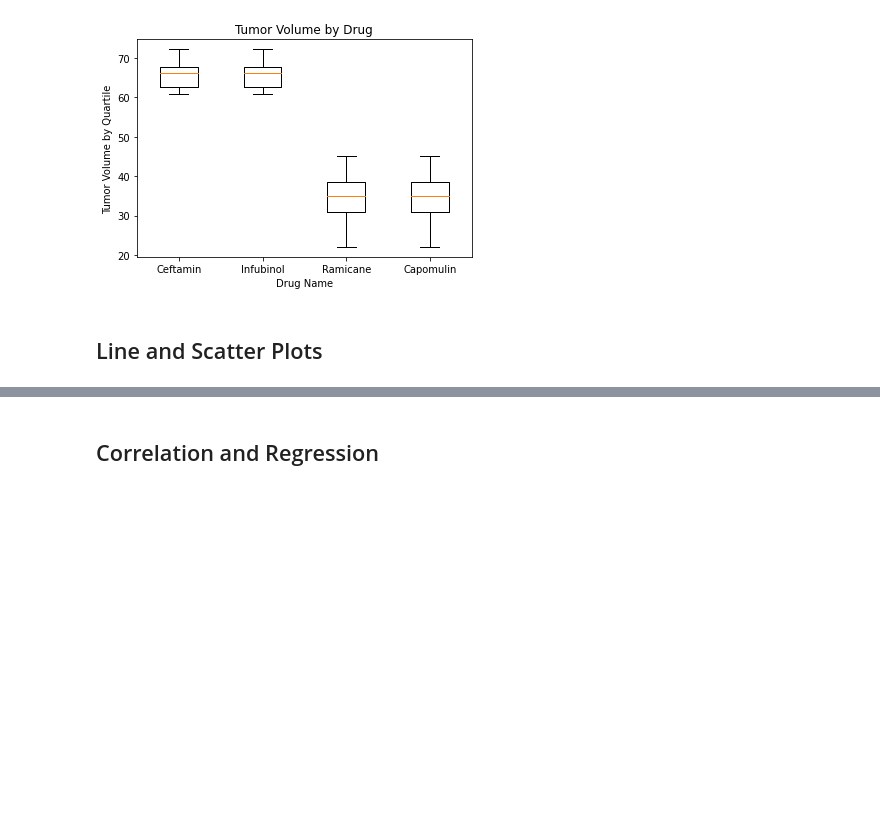
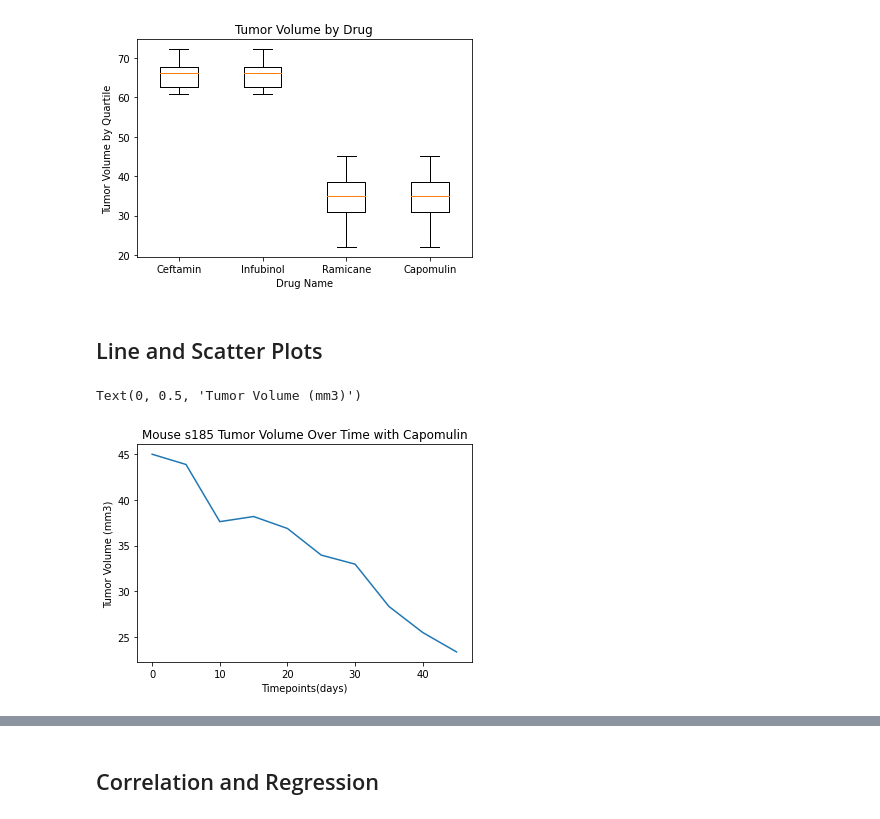
Before and after one commit to NinaLAnderson3/Matplotlib_Pymaceuticals, a Jupyter notebook: Instructions/Pymaceuticals/pymaceuticals_starter.ipynb, the cells around one changed output, grey strips where cells are left out. Saved outputs shown, nothing was run; the diff lists cells and outputs as text; code cells hidden in the pictures; blank space fills up the shorter version.

Commit message:
scatter plots

```diff
--- a/Instructions/Pymaceuticals/pymaceuticals_starter.ipynb
+++ b/Instructions/Pymaceuticals/pymaceuticals_starter.ipynb
@@ -386,3 +386,14 @@ plt.show()
 ## Line and Scatter Plots
 # %%
 # Generate a line plot of tumor volume vs. time point for a mouse treated with Capomulin
+mouse_s185_df = capo_df.loc[capo_df["Mouse ID"]=='s185']
+mouse_s185_df
+timepoint = mouse_s185_df["Timepoint"]
+tumvol = mouse_s185_df["Tumor Volume (mm3)"]
+plt.plot(timepoint,tumvol)
+plt.title("Mouse s185 Tumor Volume Over Time with Capomulin")
+plt.xlabel("Timepoints(days)")
+plt.ylabel("Tumor Volume (mm3)")
+# %% [output]
+Text(0, 0.5, 'Tumor Volume (mm3)')
+[figure, added]
```
Also changed, not shown: parts of 3 cells of this notebook.
